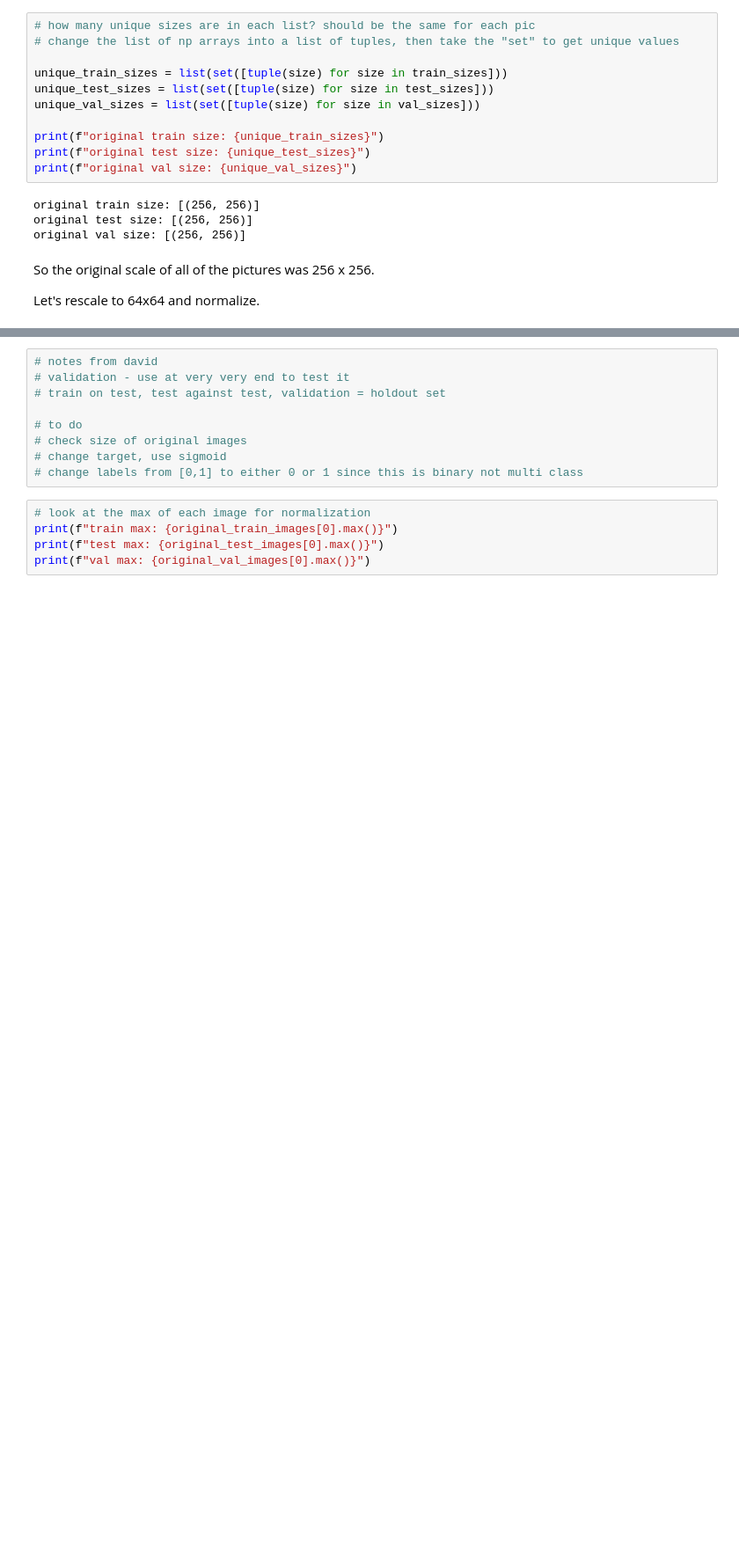
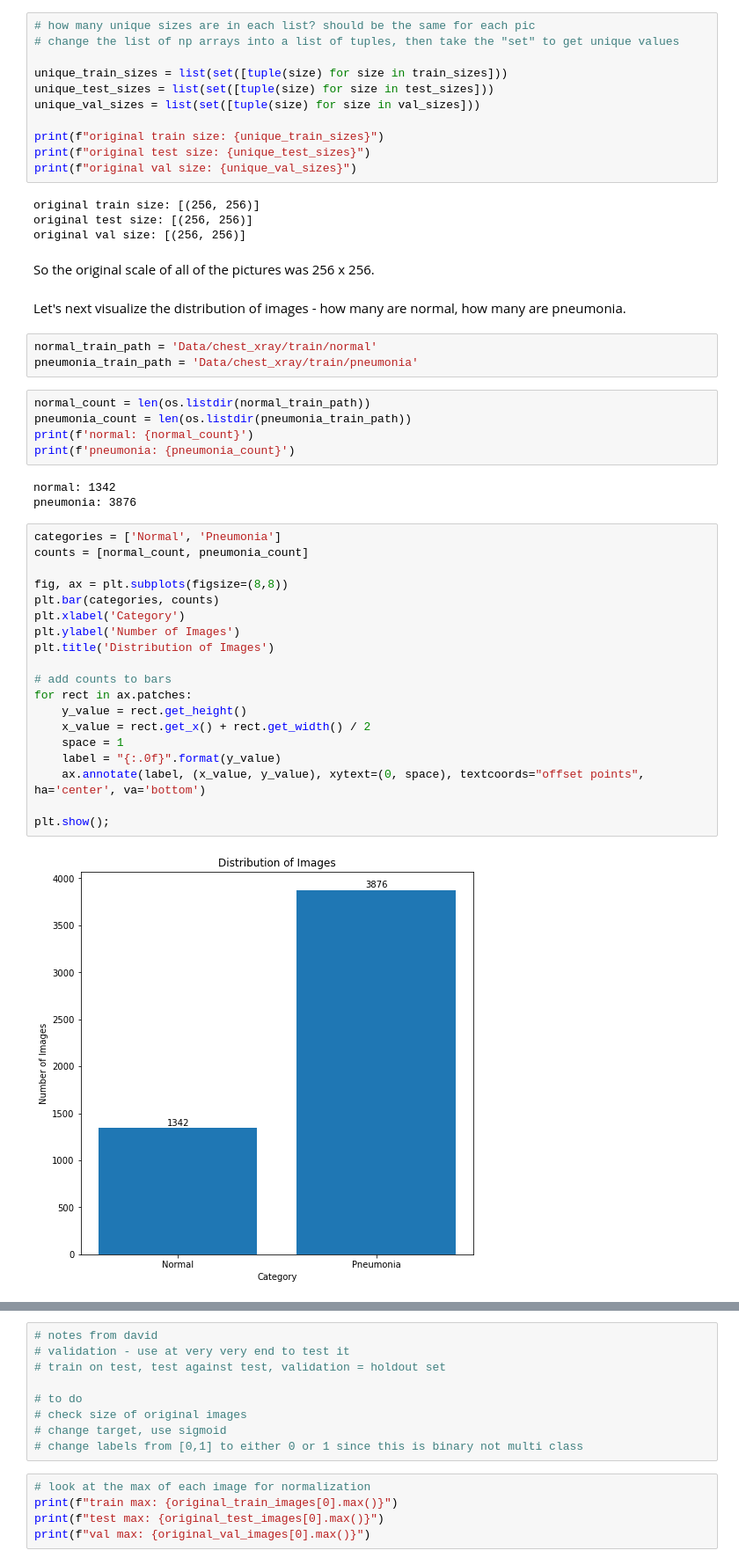
Before and after one commit to kmcneil901/Chest-X-Rays-Pneumonia-CNN, a Jupyter notebook: Working Copy.ipynb, the cells around one changed output, grey strips where cells are left out. Shown at 88% size. Cells and saved outputs as stored; diff of their text form; blank space fills up the shorter version.

Commit message:
updated for data augmentation and final model

```diff
--- a/Working Copy.ipynb
+++ b/Working Copy.ipynb
@@ -86,5 +90,37 @@ original test size: [(256, 256)]
 original val size: [(256, 256)]
 # %% [markdown]
 So the original scale of all of the pictures was 256 x 256.
-
-Let's rescale to 64x64 and normalize.
+# %% [markdown]
+Let's next visualize the distribution of images - how many are normal, how many are pneumonia.
+# %%
+normal_train_path = 'Data/chest_xray/train/normal'
+pneumonia_train_path = 'Data/chest_xray/train/pneumonia'
+# %%
+normal_count = len(os.listdir(normal_train_path))
+pneumonia_count = len(os.listdir(pneumonia_train_path))
+print(f'normal: {normal_count}')
+print(f'pneumonia: {pneumonia_count}')
+# %% [output]
+normal: 1342
+pneumonia: 3876
+# %%
+categories = ['Normal', 'Pneumonia']
+counts = [normal_count, pneumonia_count]
+
+fig, ax = plt.subplots(figsize=(8,8))
+plt.bar(categories, counts)
+plt.xlabel('Category')
+plt.ylabel('Number of Images')
+plt.title('Distribution of Images')
+
+# add counts to bars
+for rect in ax.patches:
+    y_value = rect.get_height()
+    x_value = rect.get_x() + rect.get_width() / 2
+    space = 1
+    label = "{:.0f}".format(y_value)
+    ax.annotate(label, (x_value, y_value), xytext=(0, space), textcoords="offset points", ha='center', va='bottom')
+
+plt.show();
+# %% [output]
+[figure, added]
```
Also changed, not shown: parts of 185 cells of this notebook.
